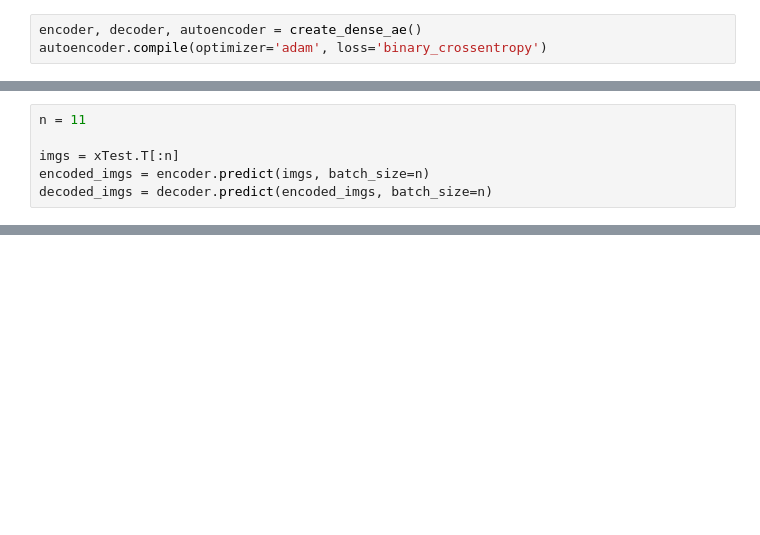
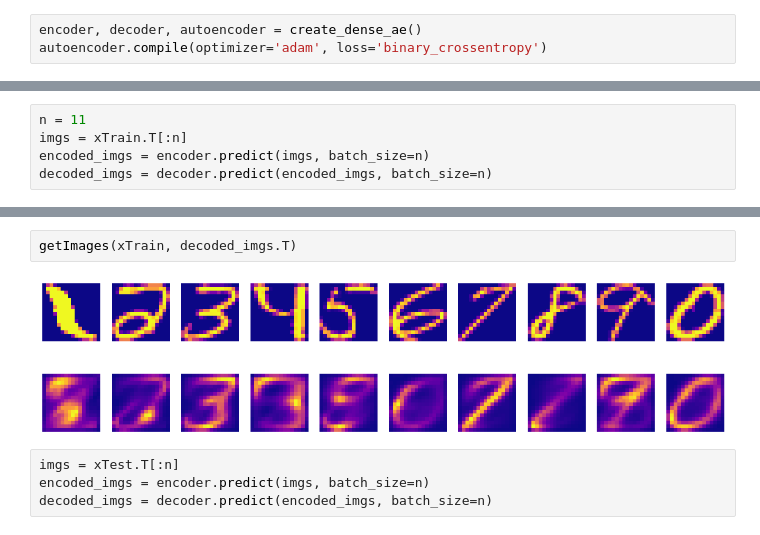
Before and after one commit to ImmortalizedInHearts/AutoEncoder, a Jupyter notebook: autoEncoderWithFramework.ipynb, the cells around one changed output, grey strips where cells are left out. Saved outputs shown, nothing was run; the diff lists cells and outputs as text; blank space fills up the shorter version.

```diff
--- a/autoEncoderWithFramework.ipynb
+++ b/autoEncoderWithFramework.ipynb
@@ -101,7 +100,6 @@ Epoch 50/50
 # %%
 n = 11
-
-imgs = xTest.T[:n]
+imgs = xTrain.T[:n]
 encoded_imgs = encoder.predict(imgs, batch_size=n)
 decoded_imgs = decoder.predict(encoded_imgs, batch_size=n)
 # %% [output]
@@ -110,3 +108,11 @@ WARNING:tensorflow:9 out of the last 40 calls to <function Model.make_predict_fu
+# %%
+getImages(xTrain, decoded_imgs.T)
+# %% [output]
+[figure, added]
+# %%
+imgs = xTest.T[:n]
+encoded_imgs = encoder.predict(imgs, batch_size=n)
+decoded_imgs = decoder.predict(encoded_imgs, batch_size=n)
 # %%
 getImages(xTest, decoded_imgs.T)
 # %% [output]
```
Also changed, not shown: parts of 7 cells of this notebook.
